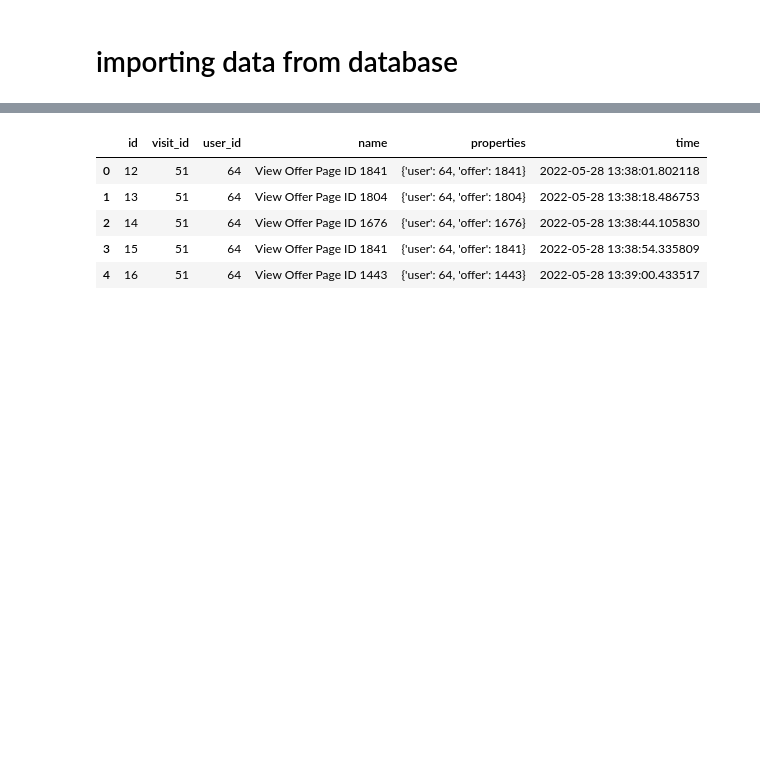
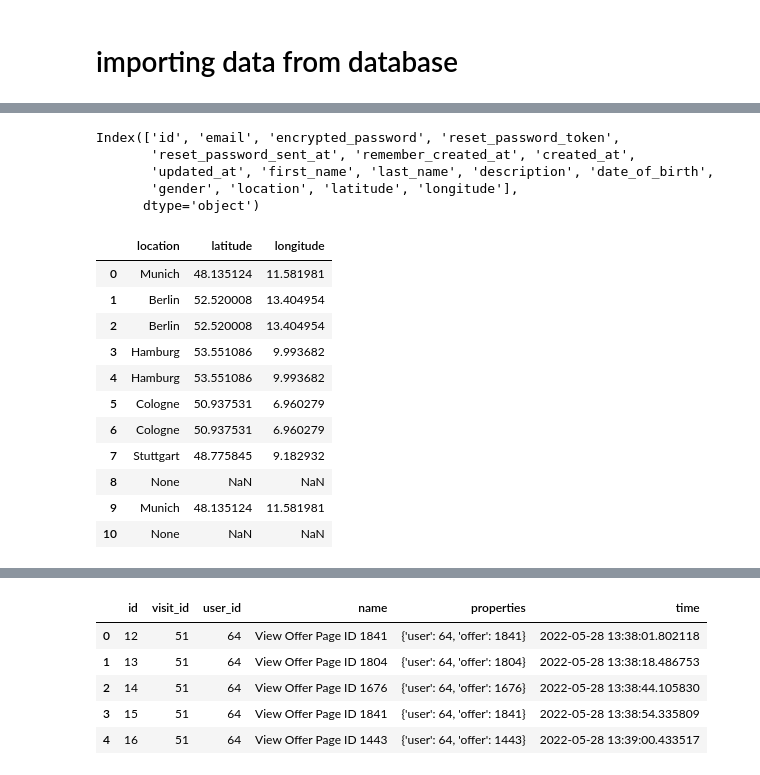
Before and after one commit to doode-1708/SportsExperiencePlatform, a Jupyter notebook: notebooks/sk_simple_recomender.ipynb, the cells around one changed output, grey strips where cells are left out. Saved outputs shown, nothing was run; the diff lists cells and outputs as text; code cells hidden in the pictures; blank space fills up the shorter version.

```diff
--- a/notebooks/sk_simple_recomender.ipynb
+++ b/notebooks/sk_simple_recomender.ipynb
@@ -27,0 +28,24 @@ users_df.shape, events_df.shape, ahoy_events_df.shape
+# %%
+users_df.columns
+# %% [output]
+Index(['id', 'email', 'encrypted_password', 'reset_password_token',
+       'reset_password_sent_at', 'remember_created_at', 'created_at',
+       'updated_at', 'first_name', 'last_name', 'description', 'date_of_birth',
+       'gender', 'location', 'latitude', 'longitude'],
+      dtype='object')
+# %%
+user_loc_df = users_df[['location','latitude','longitude']]
+user_loc_df.head(15)
+# %% [output]
+|  | location | latitude | longitude |
+| 0 | Munich | 48.135124 | 11.581981 |
+| 1 | Berlin | 52.520008 | 13.404954 |
+| 2 | Berlin | 52.520008 | 13.404954 |
+| 3 | Hamburg | 53.551086 | 9.993682 |
+| 4 | Hamburg | 53.551086 | 9.993682 |
+| 5 | Cologne | 50.937531 | 6.960279 |
+| 6 | Cologne | 50.937531 | 6.960279 |
+| 7 | Stuttgart | 48.775845 | 9.182932 |
+| 8 | None | NaN | NaN |
+| 9 | Munich | 48.135124 | 11.581981 |
+| 10 | None | NaN | NaN |
```
Also changed, not shown: parts of 39 cells of this notebook.
